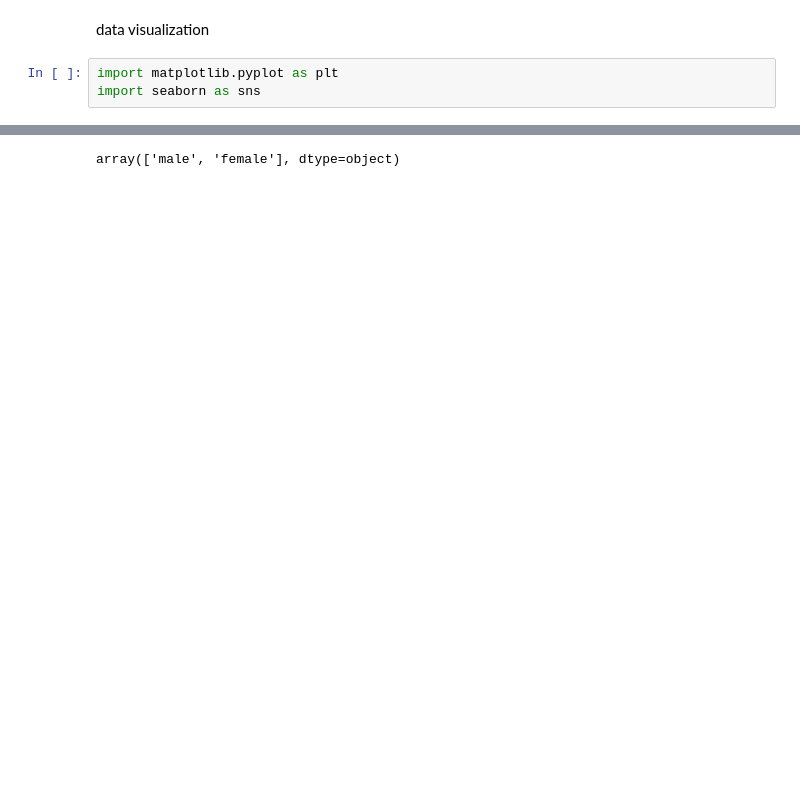
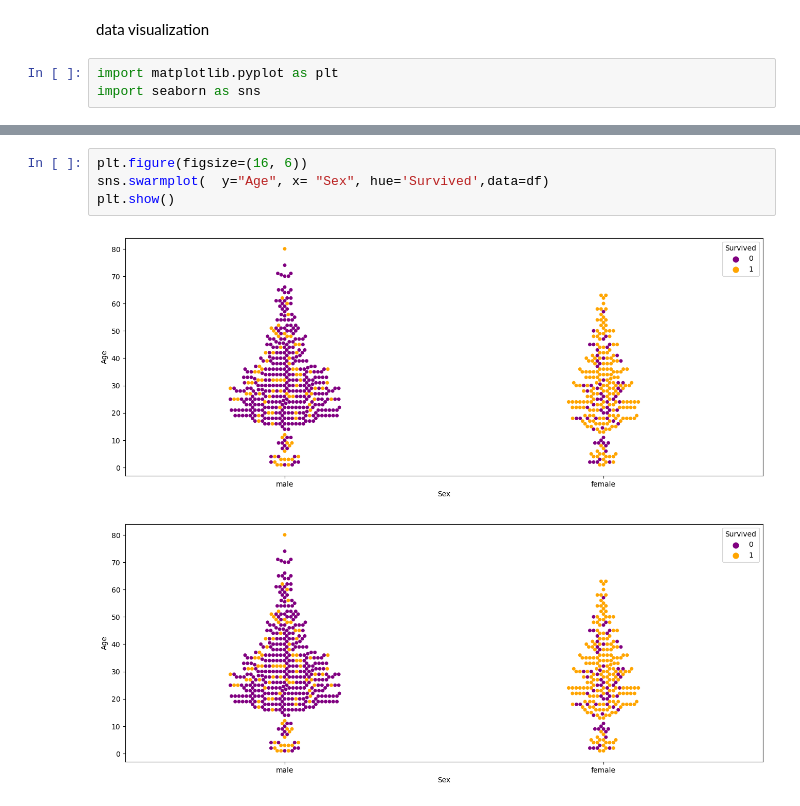
Before and after one commit to DepressoLofi/beginner-MachineLearning, a Jupyter notebook: homework/homework_eda.ipynb, the cells around one changed output, grey strips where cells are left out. Drawn from its saved outputs; the diff is of its cells as text; blank space fills up the shorter version.

```diff
--- a/homework/homework_eda.ipynb
+++ b/homework/homework_eda.ipynb
@@ -145,3 +157,7 @@ Name: Sex, dtype: int64
 # %%
+plt.figure(figsize=(16, 6))
+sns.swarmplot(  y="Age", x= "Sex", hue='Survived',data=df)
+plt.show()
 # %% [output]
-array(['male', 'female'], dtype=object)
+[figure, added]
+[figure, added]
```
Also changed, not shown: parts of 15 cells of this notebook, 1 other file.
